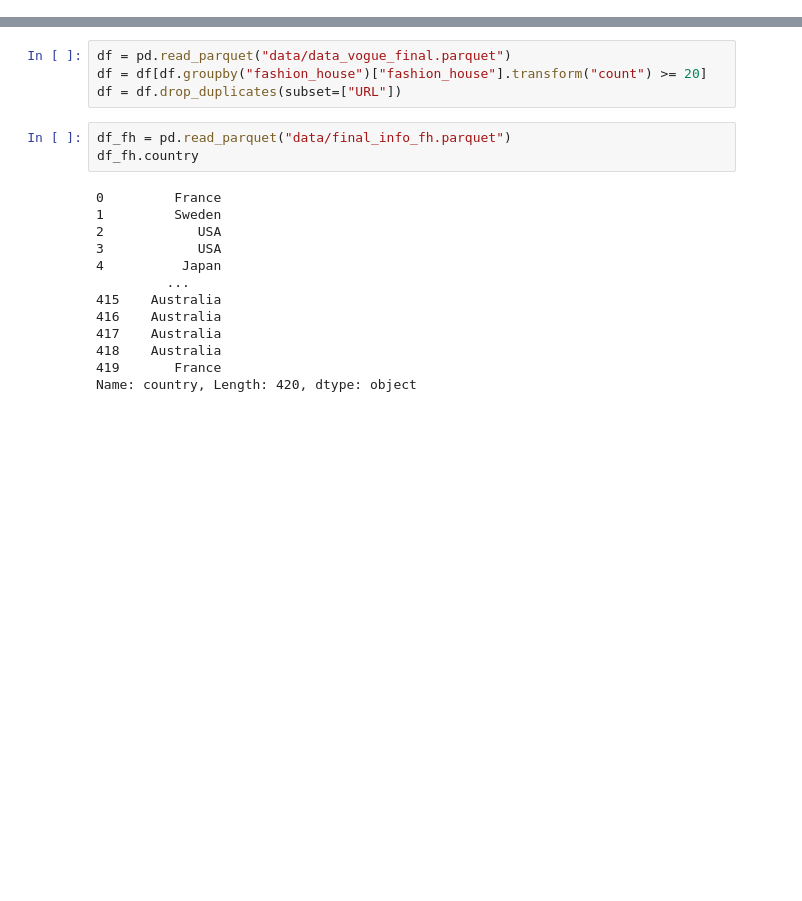
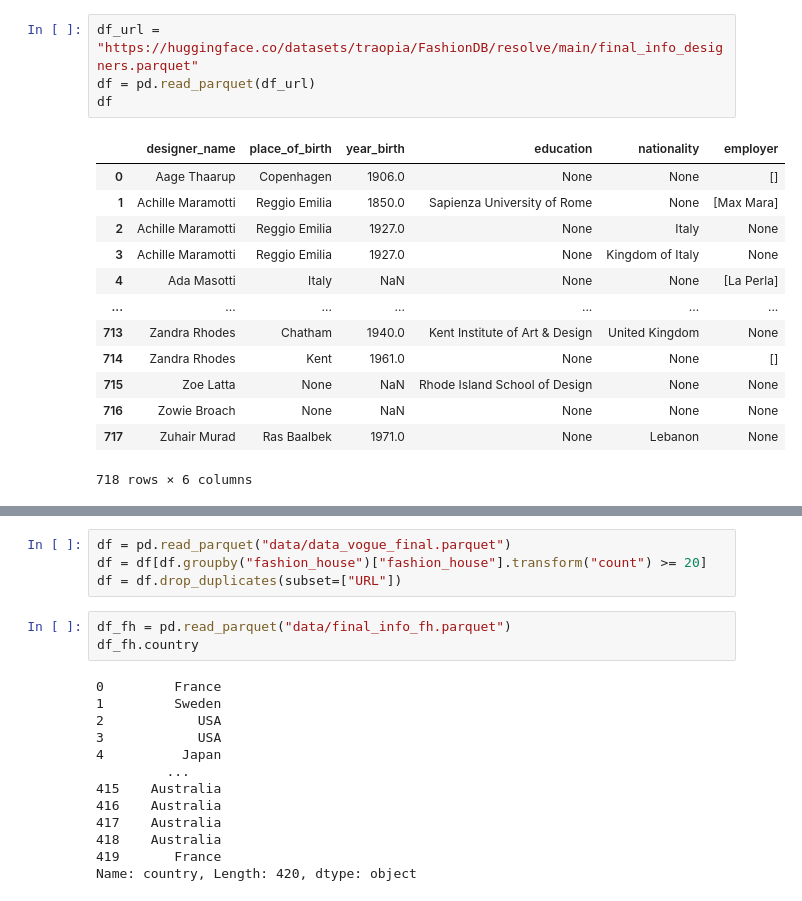
Before and after one commit to traopia/FashionDB, a Jupyter notebook: temporary_playground.ipynb, the cells around one changed output, grey strips where cells are left out. Saved outputs shown, nothing was run; the diff lists cells and outputs as text; blank space fills up the shorter version.

```diff
--- a/temporary_playground.ipynb
+++ b/temporary_playground.ipynb
@@ -23,0 +74,18 @@ df
+# %%
+df_url = "https://huggingface.co/datasets/traopia/FashionDB/resolve/main/final_info_designers.parquet"
+df = pd.read_parquet(df_url)
+df
+# %% [output]
+|  | designer_name | place_of_birth | year_birth | education | nationality | employer |
+| 0 | Aage Thaarup | Copenhagen | 1906.0 | None | None | [] |
+| 1 | Achille Maramotti | Reggio Emilia | 1850.0 | Sapienza University of Rome | None | [Max Mara] |
+| 2 | Achille Maramotti | Reggio Emilia | 1927.0 | None | Italy | None |
+| 3 | Achille Maramotti | Reggio Emilia | 1927.0 | None | Kingdom of Italy | None |
+| 4 | Ada Masotti | Italy | NaN | None | None | [La Perla] |
+| ... | ... | ... | ... | ... | ... | ... |
+| 713 | Zandra Rhodes | Chatham | 1940.0 | Kent Institute of Art & Design | United Kingdom | None |
+| 714 | Zandra Rhodes | Kent | 1961.0 | None | None | [] |
+| 715 | Zoe Latta | None | NaN | Rhode Island School of Design | None | None |
+| 716 | Zowie Broach | None | NaN | None | None | None |
+| 717 | Zuhair Murad | Ras Baalbek | 1971.0 | None | Lebanon | None |
+718 rows × 6 columns
```
Also changed, not shown: parts of 13 cells of this notebook, 3 other files.
